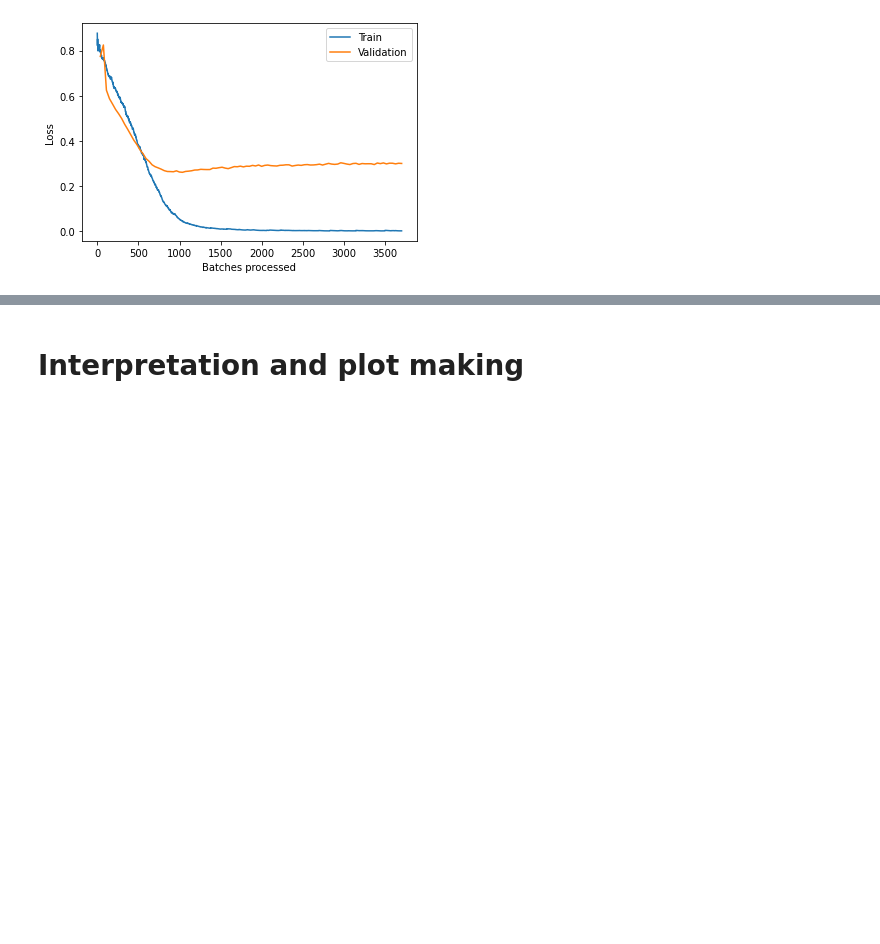
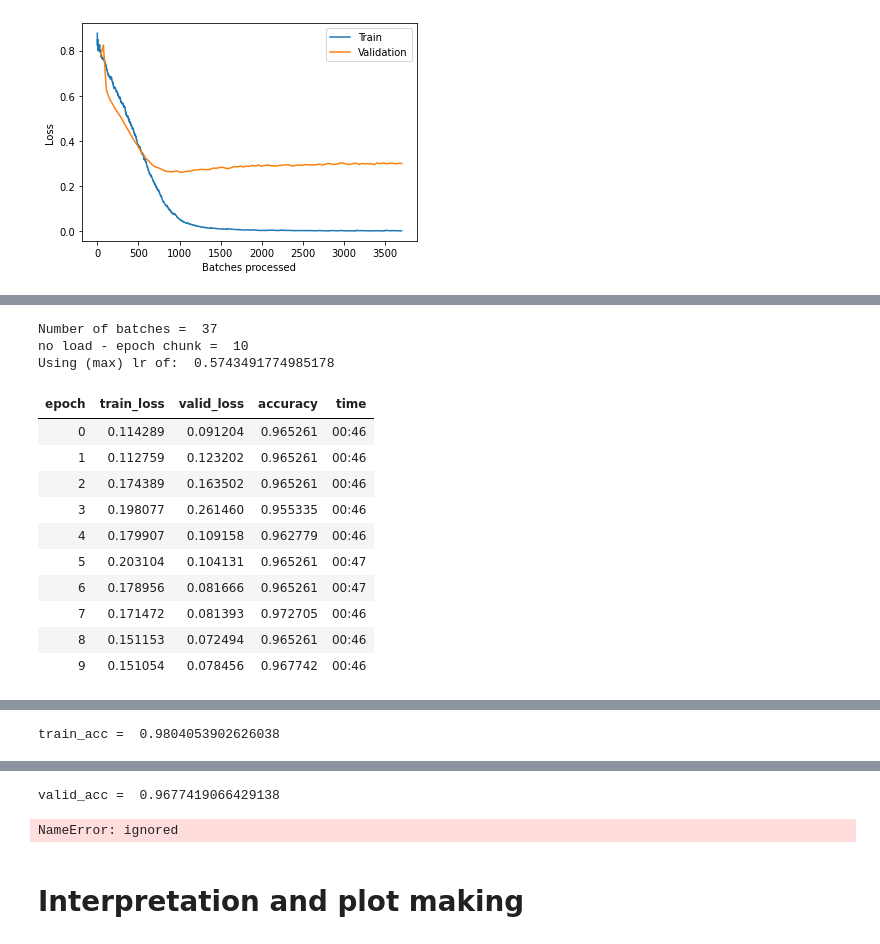
Before and after one commit to XateroX/MachineLearning-3DAnderson, a Jupyter notebook: current/Master_GColab_AM_Train_3D_FastAI.ipynb, the cells around one changed output, grey strips where cells are left out. Saved outputs shown, nothing was run; the diff lists cells and outputs as text; code cells hidden in the pictures; blank space fills up the shorter version.

```diff
--- a/current/Master_GColab_AM_Train_3D_FastAI.ipynb
+++ b/current/Master_GColab_AM_Train_3D_FastAI.ipynb
@@ -736,7 +748,7 @@ def optimise_bayesian(pbounds,fit_with):
 # %%
 def train_max_epochs(epoch_goal, lr=-1,lr_max=1,lr_min=0.01, mom=0, weight_decay=0, epoch_chunk=5, save=True,save_csv=True, csv_name="TEST", load=False):
   if lr=='BEST':
-    lr = find_best_lr(learn, 1e-4,5)
+    lr = best_learner_lr #find_best_lr(learn, 1e-4,5)
 
   n_epochs_total = 0
   #learn.unfreeze()
@@ -747,7 +759,7 @@ def train_max_epochs(epoch_goal, lr=-1,lr_max=1,lr_min=0.01, mom=0, weight_decay
   print("Number of batches = ", n_batches)
   #print("Batch size = ", learn.)
   if not load:
-    epoch_chunk = epoch_goal
+    #epoch_chunk = epoch_goal
     save = False
     print("no load - epoch chunk = ", epoch_chunk)
   while n_epochs_total < epoch_goal:
@@ -755,8 +767,9 @@ def train_max_epochs(epoch_goal, lr=-1,lr_max=1,lr_min=0.01, mom=0, weight_decay
       n_epochs_total = load_latest_training(learn, c_model)
       print("Best training so far: ", n_epochs_total)
 
-    learn.fit_one_cycle(epoch_chunk,max_lr=slice(1e-6,1e-4),moms=mom,wd=weight_decay)
-    #learn.fit_one_cycle(epoch_chunk,max_lr=lr,moms=mom,wd=weight_decay)
+    print("Using (max) lr of: ", lr)
+    #learn.fit_one_cycle(epoch_chunk,max_lr=slice(1e-6,1e-4),moms=mom,wd=weight_decay)
+    learn.fit_one_cycle(epoch_chunk,max_lr=slice(1e-5,lr),moms=mom,wd=weight_decay)
     n_epochs_total += epoch_chunk
 
     print('/content/drive/MyDrive/ModelStages/'
@@ -776,8 +789,10 @@ def train_max_epochs(epoch_goal, lr=-1,lr_max=1,lr_min=0.01, mom=0, weight_decay
       +'-max_lr='+str(lr)
       +'-mom='+str(mom))
 
-    acc = float(learn.validate(learn.data.valid_dl)[1])
-    print("ACC = ", acc)
+    train_acc = float(learn.validate(learn.data.train_dl)[1])
+    print("train_acc = ", train_acc)
+    valid_acc = float(learn.validate(learn.data.valid_dl)[1])
+    print("valid_acc = ", valid_acc)
     for i in range(epoch_chunk):
       accuracy.append(acc)
     for c_val_loss in learn.recorder.val_losses:
@@ -1657,0 +1711,17 @@ validation_losses:  [0.7741752, 0.82480365, 0.6247315, 0.58726037, 0.5638588, 0.
+# %%
+train_max_epochs(100, lr='BEST', epoch_chunk=10, load=False, csv_name='TEST 15 - Big Test of extreme classes')
+# %% [output]
+Number of batches =  37
+no load - epoch chunk =  10
+Using (max) lr of:  0.5743491774985178
+| epoch | train_loss | valid_loss | accuracy | time |
+| 0 | 0.114289 | 0.091204 | 0.965261 | 00:46 |
+| 1 | 0.112759 | 0.123202 | 0.965261 | 00:46 |
+| 2 | 0.174389 | 0.163502 | 0.965261 | 00:46 |
+| 3 | 0.198077 | 0.261460 | 0.955335 | 00:46 |
+| 4 | 0.179907 | 0.109158 | 0.962779 | 00:46 |
+| 5 | 0.203104 | 0.104131 | 0.965261 | 00:47 |
+| 6 | 0.178956 | 0.081666 | 0.965261 | 00:47 |
+| 7 | 0.171472 | 0.081393 | 0.972705 | 00:46 |
+| 8 | 0.151153 | 0.072494 | 0.965261 | 00:46 |
+| 9 | 0.151054 | 0.078456 | 0.967742 | 00:46 |
@@ -1657,0 +1730 @@ validation_losses:  [0.7741752, 0.82480365, 0.6247315, 0.58726037, 0.5638588, 0.
+train_acc =  0.9804053902626038
@@ -1658,3 +1732,5 @@ validation_losses:  [0.7741752, 0.82480365, 0.6247315, 0.58726037, 0.5638588, 0.
+valid_acc =  0.9677419066429138
+NameError: ignored
 # %% [markdown]
 # Interpretation and plot making
 # %%
```
Also changed, not shown: parts of 5 cells of this notebook.
